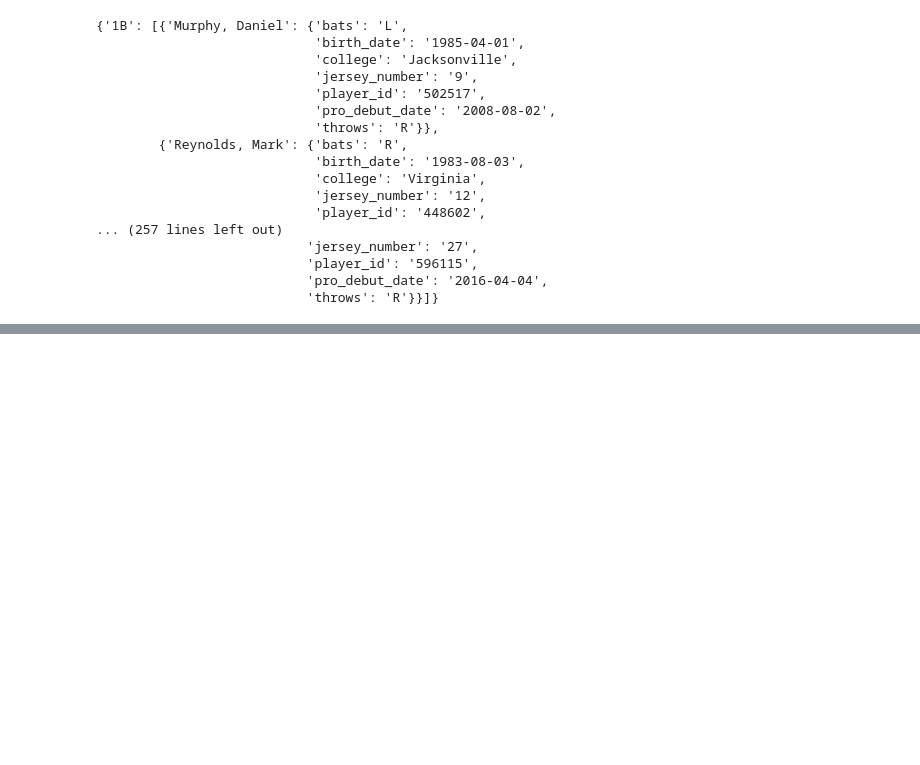
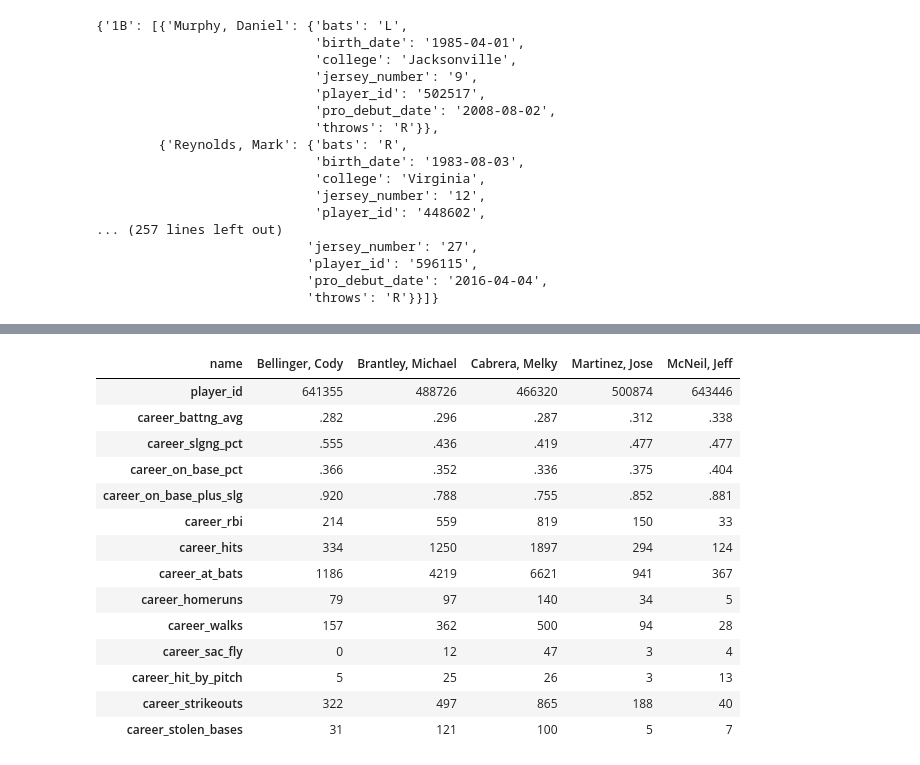
Before and after one commit to tsakurai42/Webscraping-MLB.com, a Jupyter notebook: Week13_ETLProject.ipynb, the cells around one changed output, grey strips where cells are left out. Saved outputs shown, nothing was run; the diff lists cells and outputs as text; code cells hidden in the pictures; blank space fills up the shorter version.

```diff
--- a/Week13_ETLProject.ipynb
+++ b/Week13_ETLProject.ipynb
@@ -329,0 +503,3 @@ pprint(rox_roster_dict)
+# %%
+career_hitting_df = pd.DataFrame(career_hitting_dict).T.reset_index(drop=True)
+career_hitting_df
@@ -329,0 +562,3 @@ pprint(rox_roster_dict)
+# %%
+career_hitting_df_merge = career_hitting_df.merge(hitting_leader_df.reset_index(), on = 'player_id')
+career_hitting_df_merge
@@ -329,0 +573,21 @@ pprint(rox_roster_dict)
+# %%
+career_hitting_df_merge = career_hitting_df_merge[
+    [
+        'player_id',
+        'name',
+        'career_battng_avg',
+        'career_slgng_pct',
+        'career_on_base_pct',
+        'career_on_base_plus_slg',
+        'career_rbi',
+        'career_hits',
+        'career_at_bats',
+        'career_homeruns',
+        'career_walks',
+        'career_sac_fly',
+        'career_hit_by_pitch',
+        'career_strikeouts',
+        'career_stolen_bases'
+    ]
+]
+career_hitting_df_merge
@@ -329,0 +601,3 @@ pprint(rox_roster_dict)
+# %%
+career_hitting_df_merge.set_index('name', inplace = True)
+career_hitting_df_merge
@@ -329,0 +612,19 @@ pprint(rox_roster_dict)
+# %%
+career_hitting_df_transpose = career_hitting_df_merge.T
+career_hitting_df_transpose
+# %% [output]
+| name | Bellinger, Cody | Brantley, Michael | Cabrera, Melky | Martinez, Jose | McNeil, Jeff |
+| player_id | 641355 | 488726 | 466320 | 500874 | 643446 |
+| career_battng_avg | .282 | .296 | .287 | .312 | .338 |
+| career_slgng_pct | .555 | .436 | .419 | .477 | .477 |
+| career_on_base_pct | .366 | .352 | .336 | .375 | .404 |
+| career_on_base_plus_slg | .920 | .788 | .755 | .852 | .881 |
+| career_rbi | 214 | 559 | 819 | 150 | 33 |
+| career_hits | 334 | 1250 | 1897 | 294 | 124 |
+| career_at_bats | 1186 | 4219 | 6621 | 941 | 367 |
+| career_homeruns | 79 | 97 | 140 | 34 | 5 |
+| career_walks | 157 | 362 | 500 | 94 | 28 |
+| career_sac_fly | 0 | 12 | 47 | 3 | 4 |
+| career_hit_by_pitch | 5 | 25 | 26 | 3 | 13 |
+| career_strikeouts | 322 | 497 | 865 | 188 | 40 |
+| career_stolen_bases | 31 | 121 | 100 | 5 | 7 |
```
Also changed, not shown: parts of 19 cells of this notebook.
